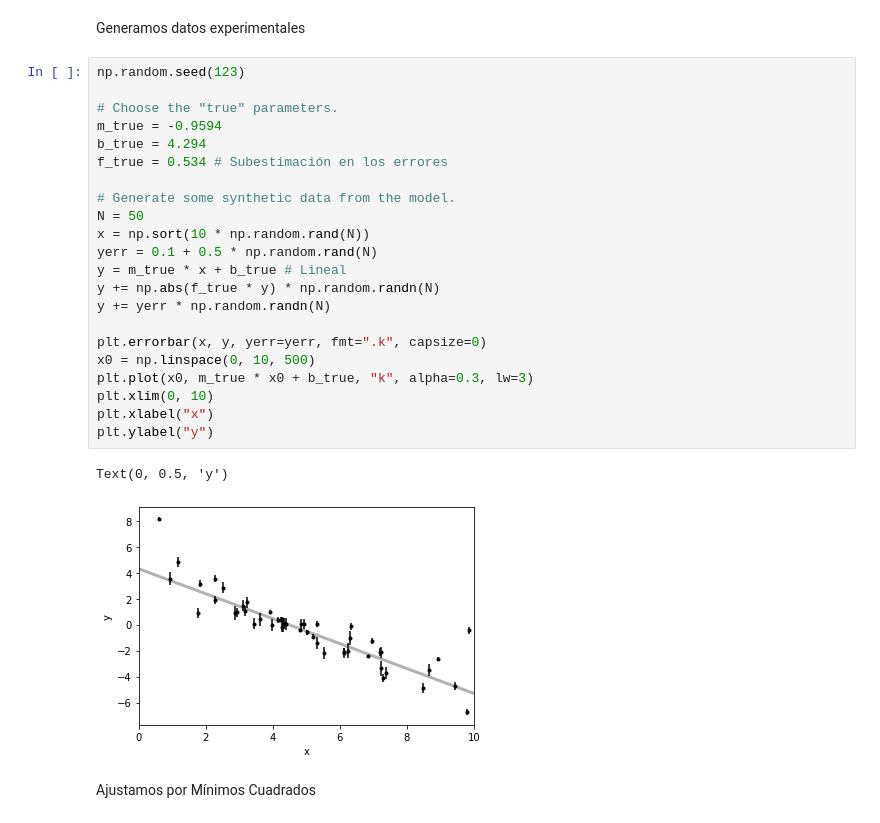
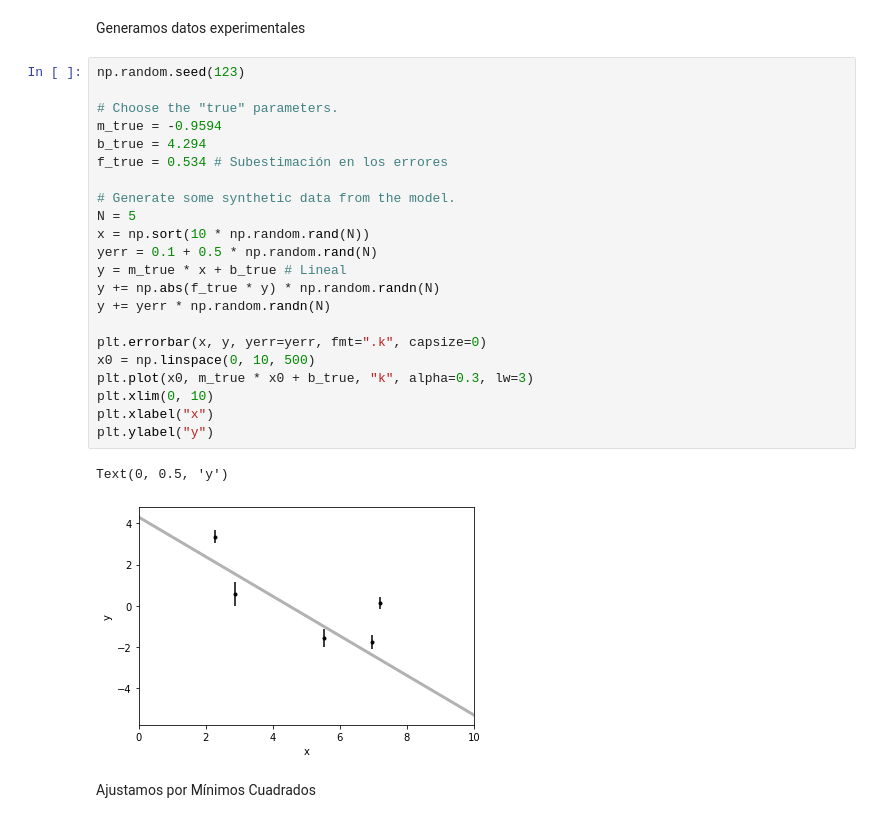
Before and after one commit to aaguayoo/LabFisCont-2021-2, a Jupyter notebook: Laboratorio-INTERNO/Equipo-4/Ajuste de Modelo - MCMC.ipynb, the cells around one changed output. Cells and saved outputs as stored; diff of their text form.

```diff
--- a/Laboratorio-INTERNO/Equipo-4/Ajuste de Modelo - MCMC.ipynb
+++ b/Laboratorio-INTERNO/Equipo-4/Ajuste de Modelo - MCMC.ipynb
@@ -10,28 +10,28 @@ Generamos datos experimentales
 # %%
 np.random.seed(123)
 
 # Choose the "true" parameters.
 m_true = -0.9594
 b_true = 4.294
 f_true = 0.534 # Subestimación en los errores
 
 # Generate some synthetic data from the model.
-N = 50
+N = 5
 x = np.sort(10 * np.random.rand(N))
 yerr = 0.1 + 0.5 * np.random.rand(N)
 y = m_true * x + b_true # Lineal
 y += np.abs(f_true * y) * np.random.randn(N)
 y += yerr * np.random.randn(N)
 
 plt.errorbar(x, y, yerr=yerr, fmt=".k", capsize=0)
 x0 = np.linspace(0, 10, 500)
 plt.plot(x0, m_true * x0 + b_true, "k", alpha=0.3, lw=3)
 plt.xlim(0, 10)
 plt.xlabel("x")
 plt.ylabel("y")
 # %% [output]
 Text(0, 0.5, 'y')
-[figure, old version]
+[figure, new version]
 # %% [markdown]
 Ajustamos por Mínimos Cuadrados
 # %%
```
Also changed, not shown: parts of 11 cells of this notebook, 2 other files.
